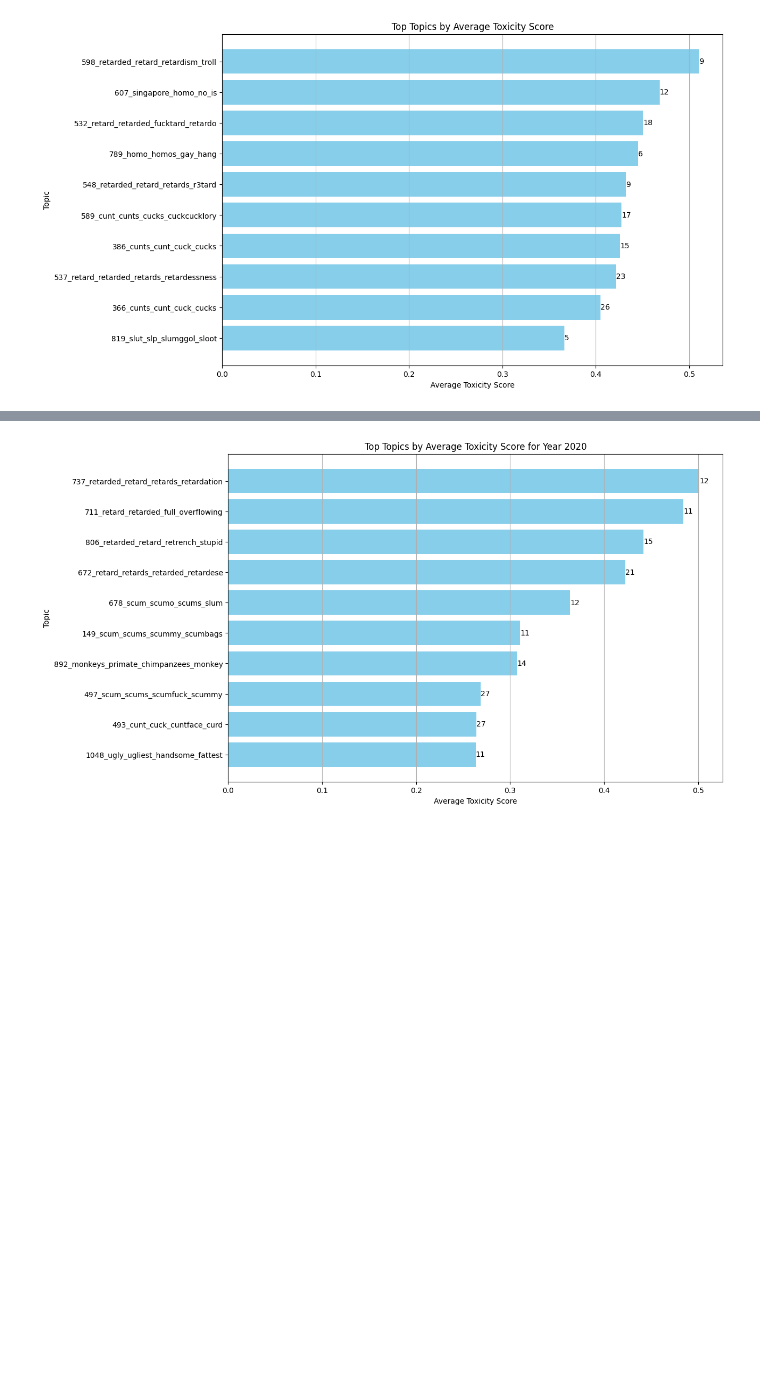
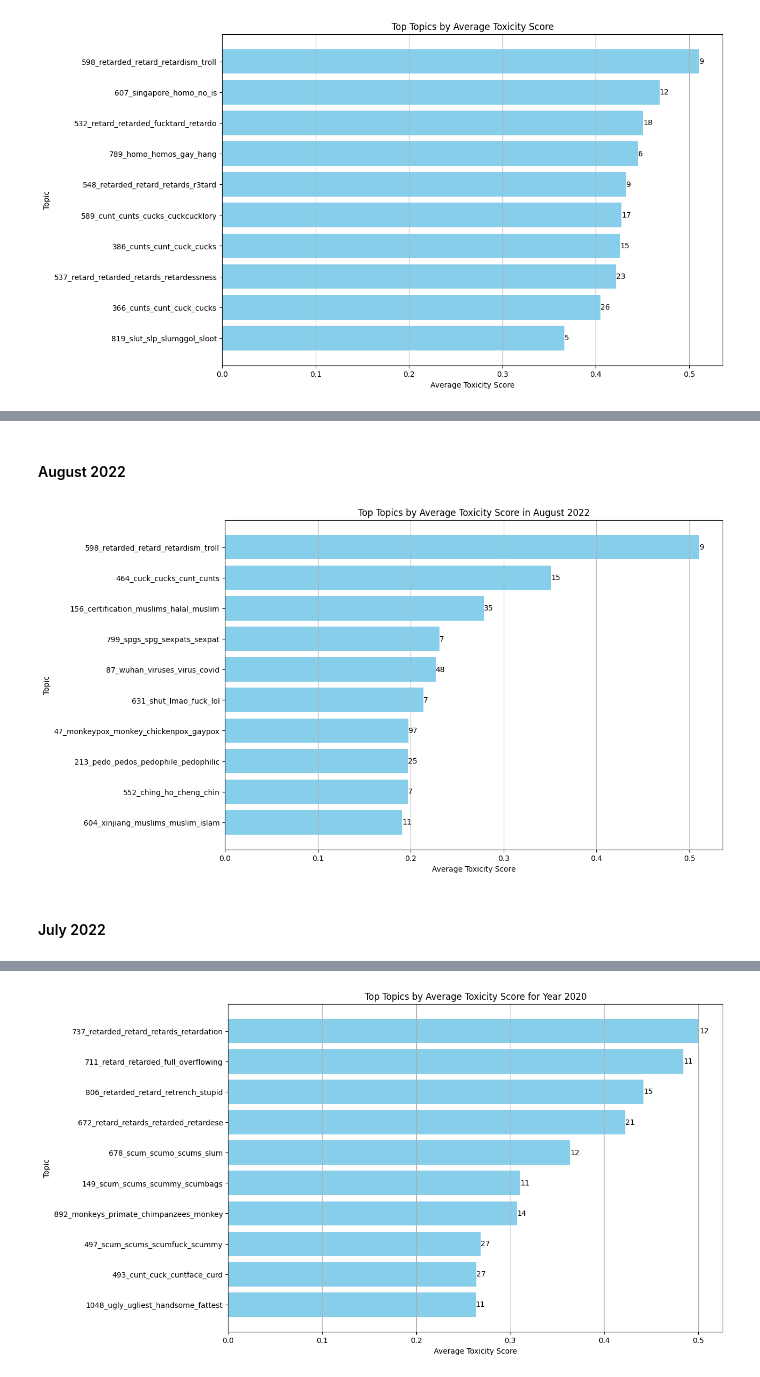
Before and after one commit to yangshutingg/dsa4264, a Jupyter notebook: src/trend_analysis.ipynb, the cells around one changed output, grey strips where cells are left out. Cells and saved outputs as stored; diff of their text form; code cells hidden in the pictures; blank space fills up the shorter version.

```diff
--- a/src/trend_analysis.ipynb
+++ b/src/trend_analysis.ipynb
@@ -111,0 +152,2 @@ plt.show()
+# %% [markdown]
+#### August 2022
@@ -111,0 +160,25 @@ plt.show()
+# %%
+# Group by 'Topic' and calculate the mean toxicity score
+topic_toxicity_aug_2022 = aug_2022.groupby('Name').agg({'average_toxicity_score': 'mean', 'Count': 'size'}).reset_index()
+
+# Sort by average toxicity score in descending order and select the top topics
+topic_toxicity_aug_2022 = topic_toxicity_aug_2022.sort_values(by='average_toxicity_score', ascending=False).head(10)
+
+# Plotting
+plt.figure(figsize=(12, 8))
+plt.barh(topic_toxicity_aug_2022['Name'], topic_toxicity_aug_2022['average_toxicity_score'], color='skyblue')
+plt.title('Top Topics by Average Toxicity Score in August 2022')
+plt.ylabel('Topic')
+plt.xlabel('Average Toxicity Score')
+
+# Add count as bar label
+for index, value in enumerate(topic_toxicity_aug_2022['average_toxicity_score']):
+    plt.text(value, index, str(topic_toxicity_aug_2022['Count'].iloc[index]), ha='left', va='center')
+plt.gca().invert_yaxis()
+plt.grid(axis='x')
+#plt.tight_layout()
+plt.show()
+# %% [output]
+[figure, added]
+# %% [markdown]
+#### July 2022
```
Also changed, not shown: parts of 12 cells of this notebook.
